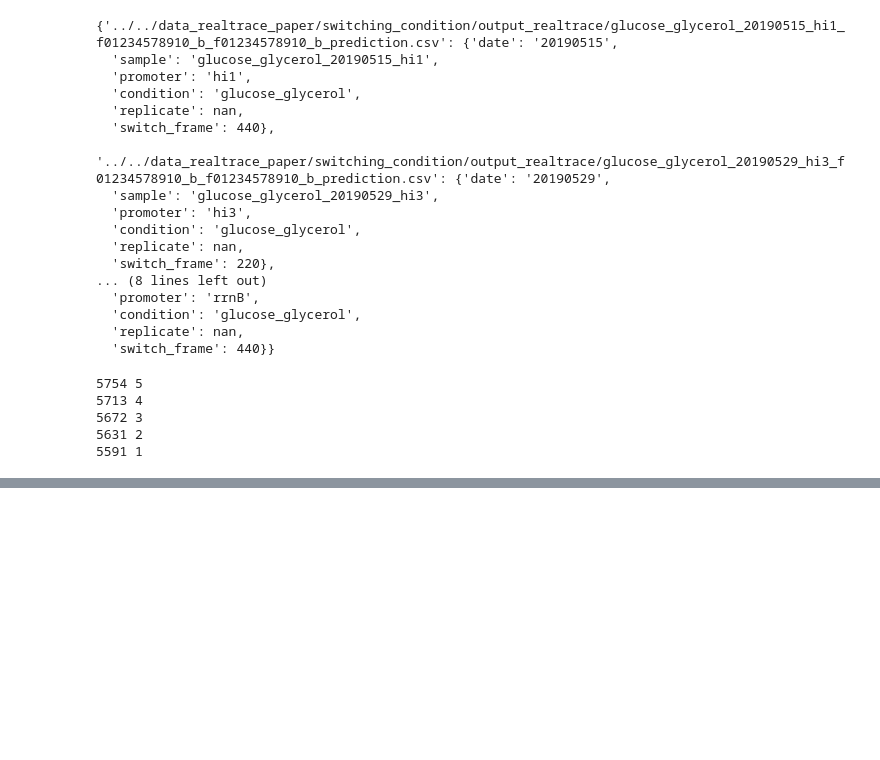
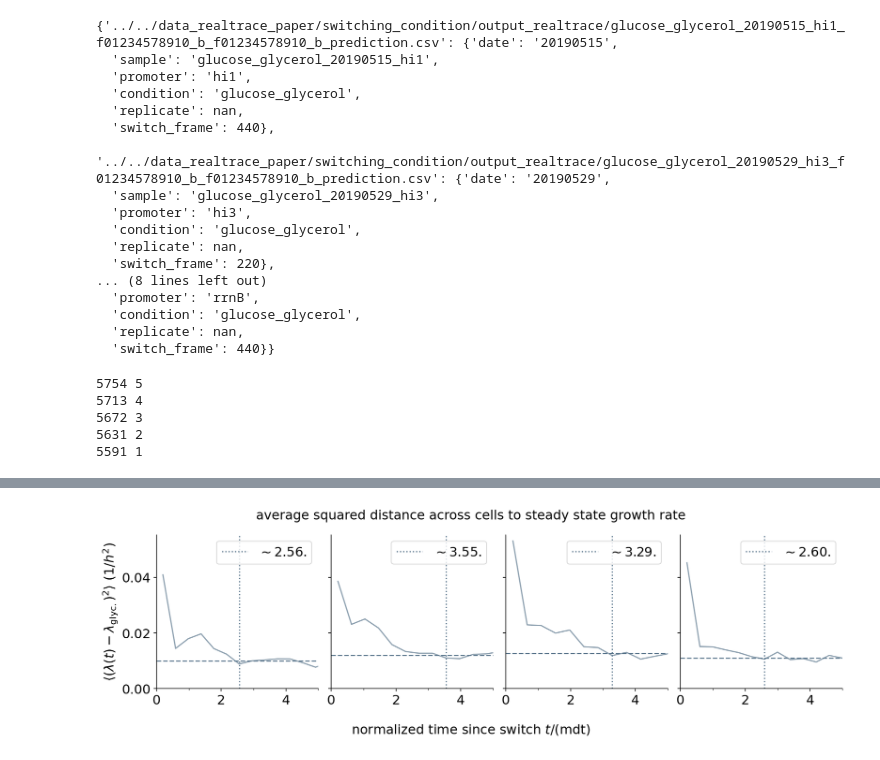
Before and after one commit to bjks/RealTrace_figure_notebooks, a Jupyter notebook: nb_figures_for_ggp_paper/figure6_switch.ipynb, the cells around one changed output, grey strips where cells are left out. Cells and saved outputs as stored; diff of their text form; code cells hidden in the pictures; blank space fills up the shorter version.

```diff
--- a/nb_figures_for_ggp_paper/figure6_switch.ipynb
+++ b/nb_figures_for_ggp_paper/figure6_switch.ipynb
@@ -779,0 +780,89 @@ fig, ax = plot_mean_rate_in_time(samples, rate='l',
+# %%
+#plot showing how average squared
+# deviation of growth rate (across the cells) from the final average goes down with
+# time. Then extract a time scale from that.
+
+
+def avg_sq_dist(arr):
+    return np.mean(np.array(arr)**2)
+
+def plot_avg_sq_dist2ss(samples,
+                       title=None,
+                       show_div=True,
+                       ylog=False,
+                       plot_file=None,
+                       color="tab:blue",
+                       xlim=[None, None],
+                       ylim=[None,None],
+                       normalize=None,
+                       ylabel=None):
+
+    fig, ax = plt.subplots(1, 4, figsize=(FULL_SIZE,FULL_HEIGHT*1), sharey=True)
+
+    for a in ax.ravel():
+        a.spines["top"].set_visible(False)
+        a.spines["right"].set_visible(False)
+        a.spines['right'].set_color('none')
+        a.yaxis.tick_left()
+        a.spines['top'].set_color('none')
+        a.xaxis.tick_bottom()
+        a.xaxis.set_minor_locator(matplotlib.ticker.MultipleLocator(base=1))
+        # a.set_xlim(xlim)
+
+    ax[0].set_ylabel(ylabel)
+
+    fig.suptitle("average squared distance across cells to steady state growth rate")
+    fig.supxlabel("normalized time since switch $t/$(mdt)")
+
+
+    ls = ["-"]*4
+    for j, s in enumerate(samples.keys()):
+        cells = samples[s]['ggp_cells']
+        promoter = samples[s]['promoter']
+
+        time, yaxis = get_from_all_cells(cells, 'l', time_window=[0,20])
+
+
+        post_swith_steady_state_growth = np.mean(yaxis[time>10])
+        glyc_var = np.var(yaxis[time>10])
+
+        yaxis = yaxis - post_swith_steady_state_growth
+        print(np.log(2)/post_swith_steady_state_growth)
+        bins_time = np.unique(time)[::10]
+
+        bin_value, bin_edges, binnumber= stats.binned_statistic(time,yaxis,
+                                                                statistic=avg_sq_dist,
+                                                                bins=bins_time)
+        cc_time =np.log(2)/post_swith_steady_state_growth,
+        norm_time = (bin_edges[:-1] +np.diff(bin_edges)/2.)/cc_time
+        ax[j].plot(norm_time,
+                bin_value,
+                color=color,
+                alpha=0.7,
+               ls=ls[j])
+
+        ax[j].axhline(glyc_var, color=color, ls="--")
+
+        drop_below_var = norm_time[np.argwhere(bin_value<=glyc_var)[0]][0]
+        ax[j].axvline(drop_below_var, color=color, ls=":", label="$\sim${:.2f}.".format(drop_below_var))
+        ax[j].legend(loc="upper right")
+
+    for a in ax.ravel():
+        a.axvline(0., color="tab:grey", lw=1)
+
+        a.set_ylim(0, None)
+        a.set_xlim(0, 5)
+        # a.set_yscale("log")
+
+    plt.tight_layout()
+    if plot_file != None:
+        fig.savefig(plot_file, dpi=600, bbox_inches='tight')
+    plt.show()
+    return fig, ax
+
+
+fig, ax = plot_avg_sq_dist2ss(samples,
+                             color= "#5e798f",
+                             ylabel=r"$\langle (\lambda(t)-\lambda_{\rm glyc.})^2 \rangle$ (1/$h^2$)",
+                             plot_file=os.path.join("../../figures_for_method_paper/supp/carbon_switch", "avg_sq_dist.pdf") )
+# %% [output]
@@ -779,0 +873 @@ fig, ax = plot_mean_rate_in_time(samples, rate='l',
+[figure, added]
```
Also changed, not shown: parts of 4 cells of this notebook, 20 other files.
